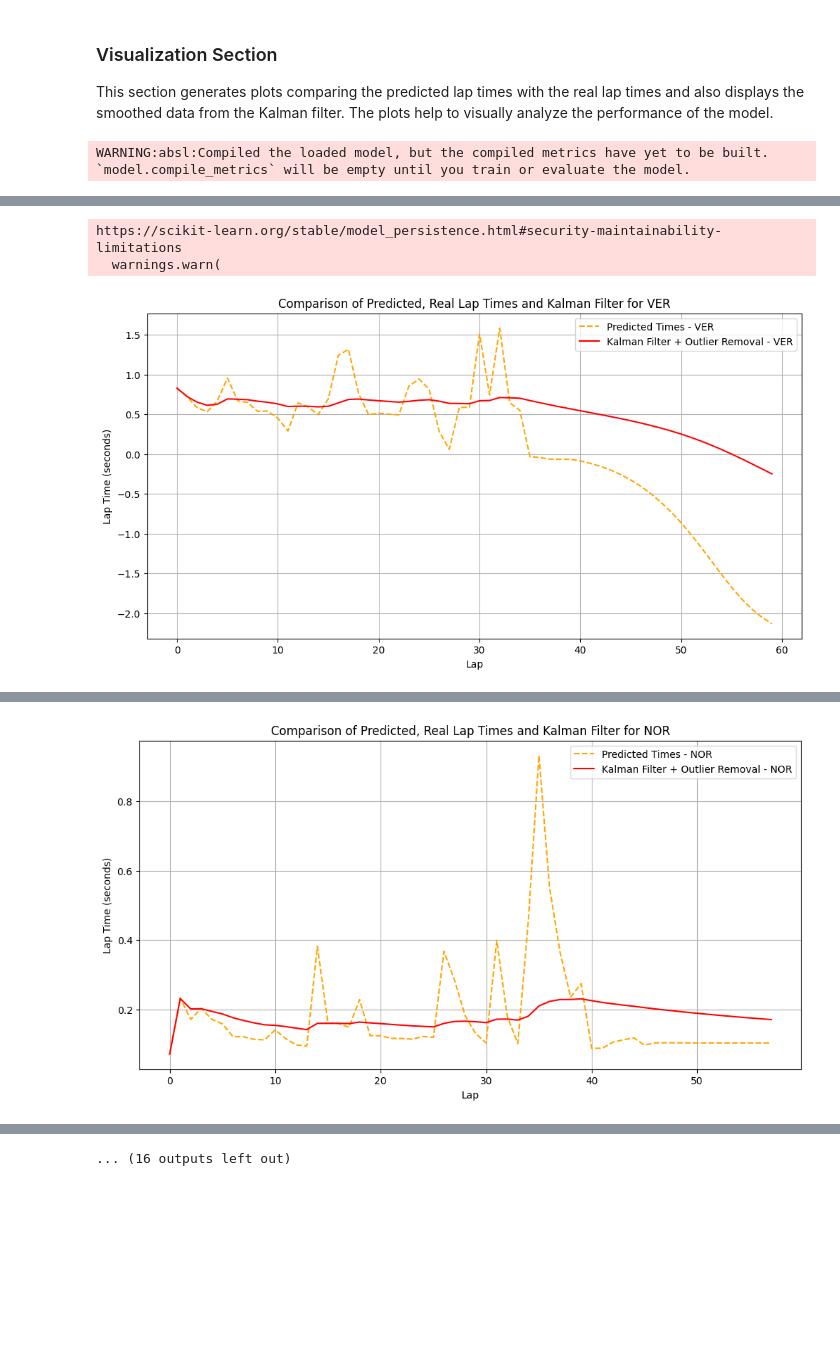
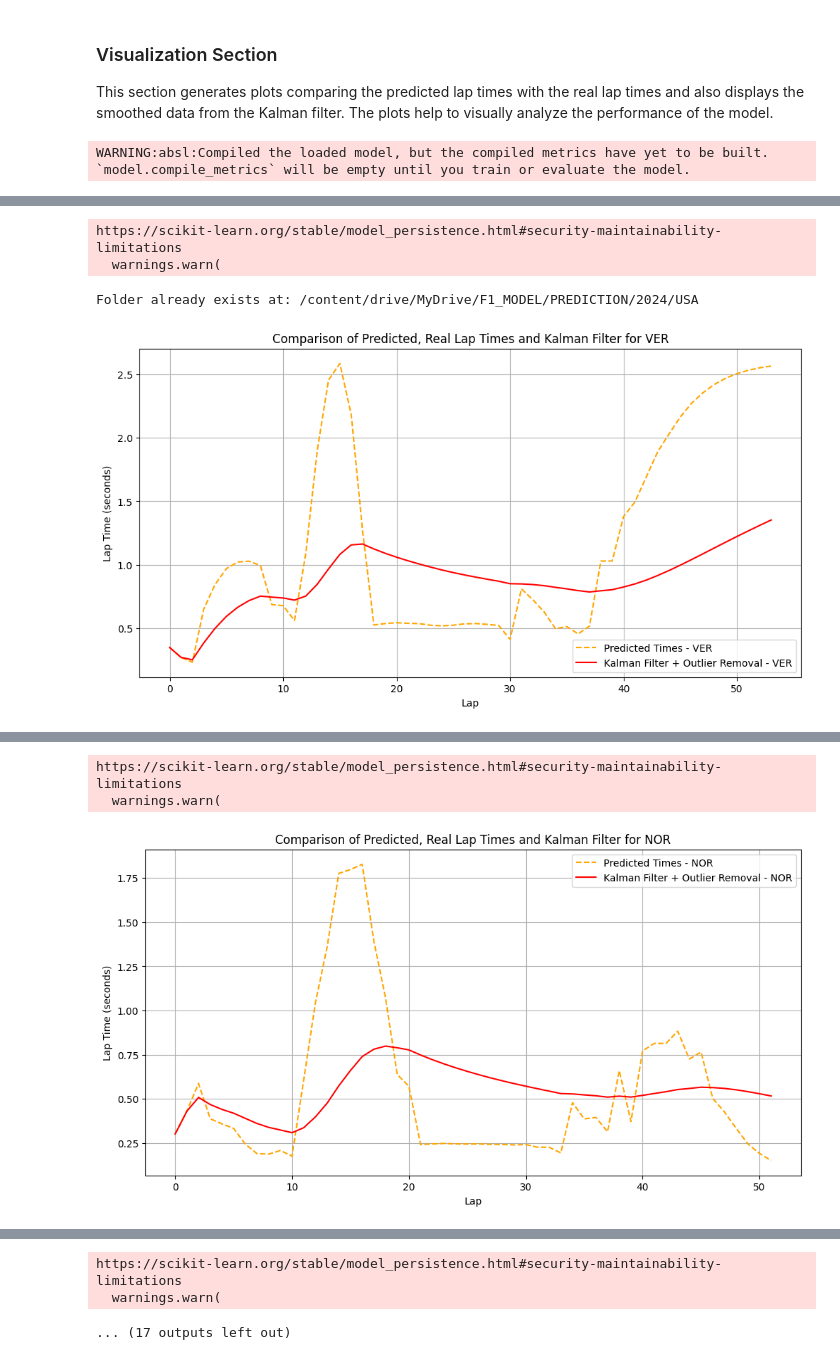
Before and after one commit to geoworldlook/F1_predict_model, a Jupyter notebook: prediction.ipynb, the cells around one changed output, grey strips where cells are left out. Drawn from its saved outputs; the diff is of its cells as text; code cells hidden in the pictures; blank space fills up the shorter version.

Commit message:
Prediction_1_Grand_Prix_USA_2024

```diff
--- a/prediction.ipynb
+++ b/prediction.ipynb
@@ -192,12 +192,28 @@ def create_sequences(data, seq_length):
     for i in range(len(data) - seq_length + 1):
         sequences.append(data[i:i + seq_length])
     return np.array(sequences)
+# %%
+def save_prediction_data_for_driver(driver, predicted_times, filename):
+    """
+    Saves prediction data for a specific driver to a CSV file.
+
+    Args:
+        driver (str): The driver's ID.
+        predicted_times (np.ndarray): The predicted lap times.
+        filename (str): The name of the CSV file to save the data to.
+    """
+
+    data = {'Lap': list(range(1, len(predicted_times) + 1)),
+            'PredictedLapTime': predicted_times}
+    df = pd.DataFrame(data)
+    df.to_csv(filename, index=False)
 # %% [markdown]
 ### Visualization Section
 
 This section generates plots comparing the predicted lap times with the real lap times and also displays the smoothed data from the Kalman filter. The plots help to visually analyze the performance of the model.
 # %%
 import matplotlib.pyplot as plt
+import os
 
 # List of drivers and sequence lengths for prediction
 driver_list = ['VER', 'NOR', 'PER', 'LEC', 'PIA', 'RUS', 'HAM']
@@ -208,7 +224,7 @@ model_parametr_objective = ['mean_squared_error']
 predicted_times_list = []
 
 # Total number of laps for the race (example: 62 laps for a specific race)
-total_laps = 62
+total_laps = 56
 
 # Loop over each type of objective (e.g., 'mean_squared_error') for evaluation
 for type_objective in model_parametr_objective:
@@ -217,10 +233,15 @@ for type_objective in model_parametr_objective:
     for driver in driver_list:
 
         # Load the trained model for the specific driver and objective metric
-        model = tf.keras.models.load_model(f"/content/drive/MyDrive/F1_MODEL/with_points/model_v3/model_trained_with_best_hyperparams_and_race_data_{driver}_{type_objective}_points_huber.h5")
+        model = tf.keras.models.load_model(f"/content/drive/MyDrive/F1_MODEL/with_points/2022_2024/model_v3/model_trained_with_best_hyperparams_and_race_data_{driver}_{type_objective}_points_huber.h5")
 
         # Load the training data for the driver, containing lap times for FP1, FP2, FP3, and qualifying sessions
-        new_train_data = pd.read_csv(f"/content/drive/MyDrive/F1_MODEL/with_points/2022_2024/singapur_fp1_fp2_fp3_q_{driver}.csv")
+        new_train_data = pd.read_csv(f"/content/drive/MyDrive/F1_MODEL/with_points/2022_2024/usa_2024_fp1_fp2_fp3_q_points_fp1_fp2_fp3_q_{driver}.csv")
+
+
+        #make a folder
+        folder_path = '/content/drive/MyDrive/F1_MODEL/PREDICTION/2024/USA'
+
 
         # Retrieve the sequence length for the driver's model (this value is predefined)
         seq_length = seq_length_map[driver]
@@ -228,7 +249,8 @@ for type_objective in model_parametr_objective:
         # Predict lap times for the entire race (all laps) based on training data
 
         ####Blad wynikajacy z danych, nie wiem dlaczego indexy są
-        new_train_data = new_train_data.drop(['Unnamed: 0'], axis=1)
+        #new_train_data = new_train_data.drop(['Unnamed: 0'], axis=1)
+
         predicted_times = predict_full_race_times_manual(new_train_data, seq_length, total_laps)
 
         # Apply the Kalman filter to the predicted lap times for noise reduction and outlier removal
@@ -239,6 +261,15 @@ for type_objective in model_parametr_objective:
 
         # Inverse transform the filtered predicted times to return to the original lap time scale (seconds)
         original_predicted_times = inverse_scale_data(scaler, filtered_times_kalman, 'LapTime_seconds')
+
+        try:
+          os.makedirs(folder_path)
+          print(f"Folder created successfully at: {folder_path}")
+        except FileExistsError:
+          print(f"Folder already exists at: {folder_path}")
+
+
+        save_prediction_data_for_driver(driver, original_predicted_times, f"{folder_path}/predict_USA_{driver}.csv")
 
         # Add the sum of predicted lap times to the list for later comparison
         predicted_times_list.append(np.sum(original_predicted_times))
@@ -283,3 +313,4 @@ WARNING:absl:Compiled the loaded model, but the compiled metrics have yet to be
 https://scikit-learn.org/stable/model_persistence.html#security-maintainability-limitations
   warnings.warn(
+Folder already exists at: /content/drive/MyDrive/F1_MODEL/PREDICTION/2024/USA
-[figure, old version]
+[figure, new version]
@@ -307 +330,3 @@ https://scikit-learn.org/stable/model_persistence.html#security-maintainability-
+https://scikit-learn.org/stable/model_persistence.html#security-maintainability-limitations
+  warnings.warn(
-[figure, old version]
+[figure, new version]
@@ -329,4 +351,6 @@ https://scikit-learn.org/stable/model_persistence.html#security-maintainability-
-... (16 outputs left out)
+https://scikit-learn.org/stable/model_persistence.html#security-maintainability-limitations
+  warnings.warn(
+... (17 outputs left out)
 # %%
 # Sort predicted_times_list and driver_list in ascending order based on predicted_times_list
 sorted_data = sorted(zip(predicted_times_list, driver_list))
```
Also changed, not shown: parts of 3 cells of this notebook.
